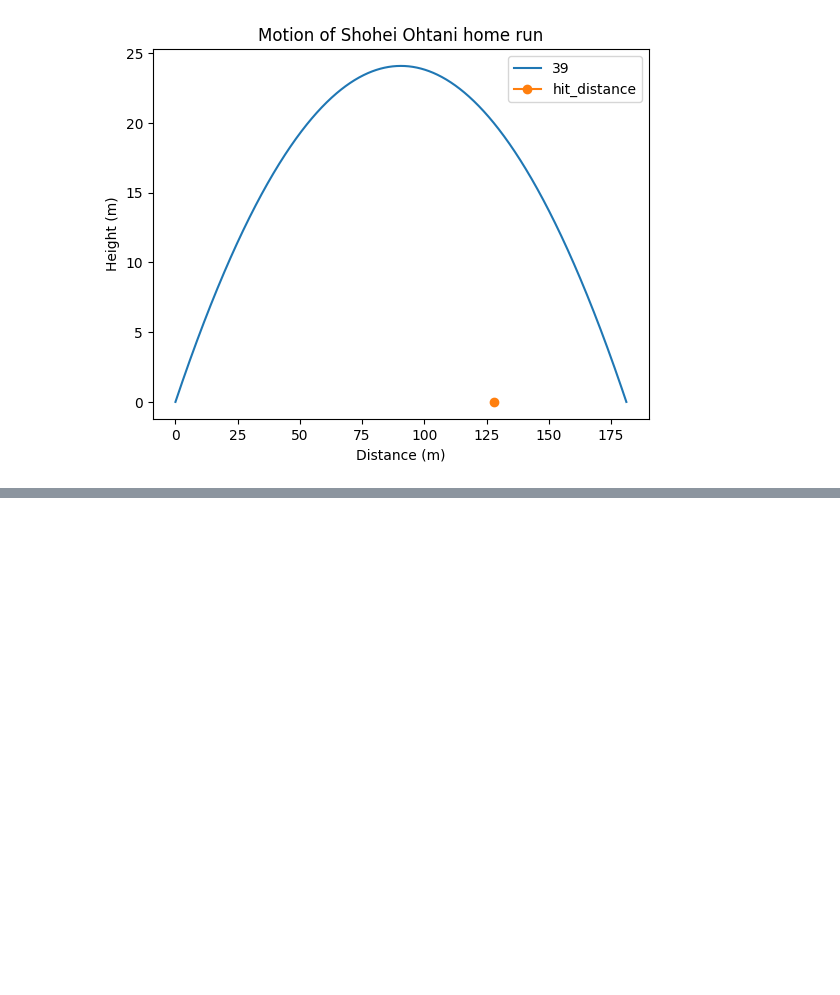
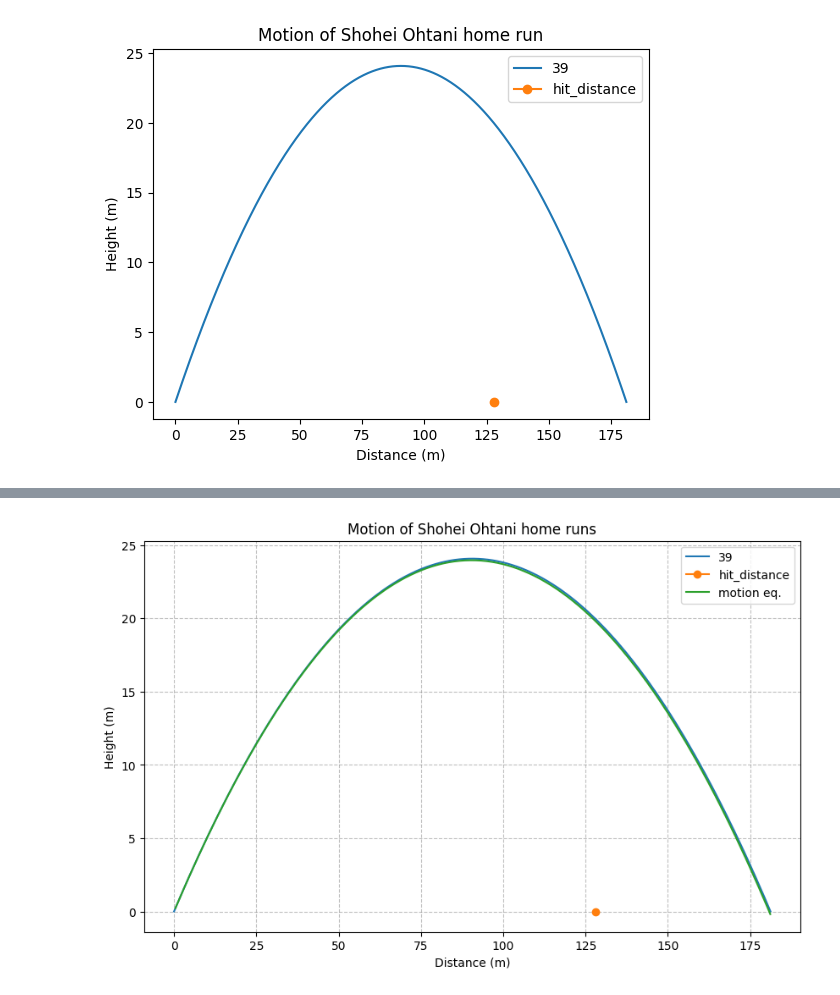
Before and after one commit to taketaka-MU/hs-2023, a Jupyter notebook: 20230810/homerun_v2.ipynb, the cells around one changed output, grey strips where cells are left out. Cells and saved outputs as stored; diff of their text form; code cells hidden in the pictures; blank space fills up the shorter version.

```diff
--- a/20230810/homerun_v2.ipynb
+++ b/20230810/homerun_v2.ipynb
@@ -47,0 +64,42 @@ plt.show()
+# %%
+import numpy as np
+import matplotlib.pyplot as plt
+
+def calc(launch_speed, launch_angle): # 運動方程式で
+    g = 9.81  # Gravity acceleration in m/s^2
+    ux = launch_speed * np.cos(launch_angle)
+    uy = launch_speed * np.sin(launch_angle)
+    x, y = 0, 0
+    dt=0.01
+    gux,guy,gx,gy = [], [], [], []
+    for i in range(1000):
+      uxold,uyold,xold,yold=ux,uy,x,y
+      ux += 0
+      uy += -g * dt
+      x += ux * dt
+      y += uy * dt
+      gux.append(ux)
+      guy.append(uy)
+      gx.append(x)
+      gy.append(y)
+      if(y < 0):
+        break;
+
+    return gux,guy,gx,gy
+
+# 運動方程式で軌道の計算
+ux, uy, cx, cy = calc(speed, angle)
+
+plt.figure(figsize=(10, 6))
+plt.plot(x, y,label="39")
+plt.plot(hit_distance, 0,marker='o', label="hit_distance")
+plt.plot(cx, cy,label="motion eq.")
+
+plt.xlabel('Distance (m)')
+plt.ylabel('Height (m)')
+plt.title('Motion of Shohei Ohtani home runs')
+plt.grid(which='both', linestyle='--', color='gray', alpha=0.5)
+plt.legend()
+plt.show()
+# %% [output]
+[figure, added]
```
Also changed, not shown: parts of 3 cells of this notebook.
